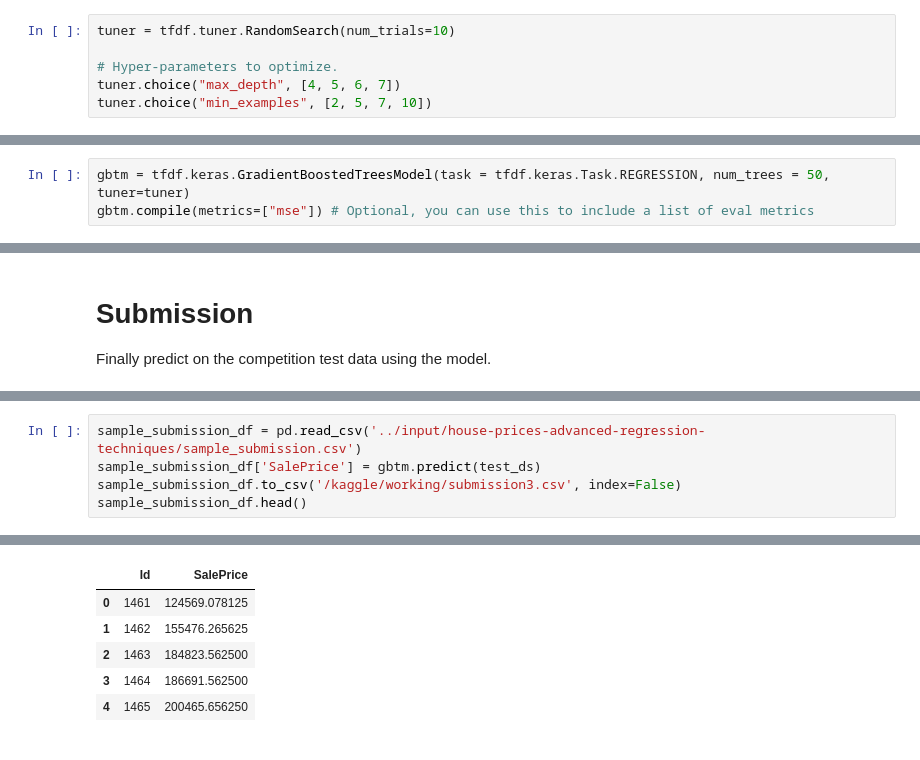
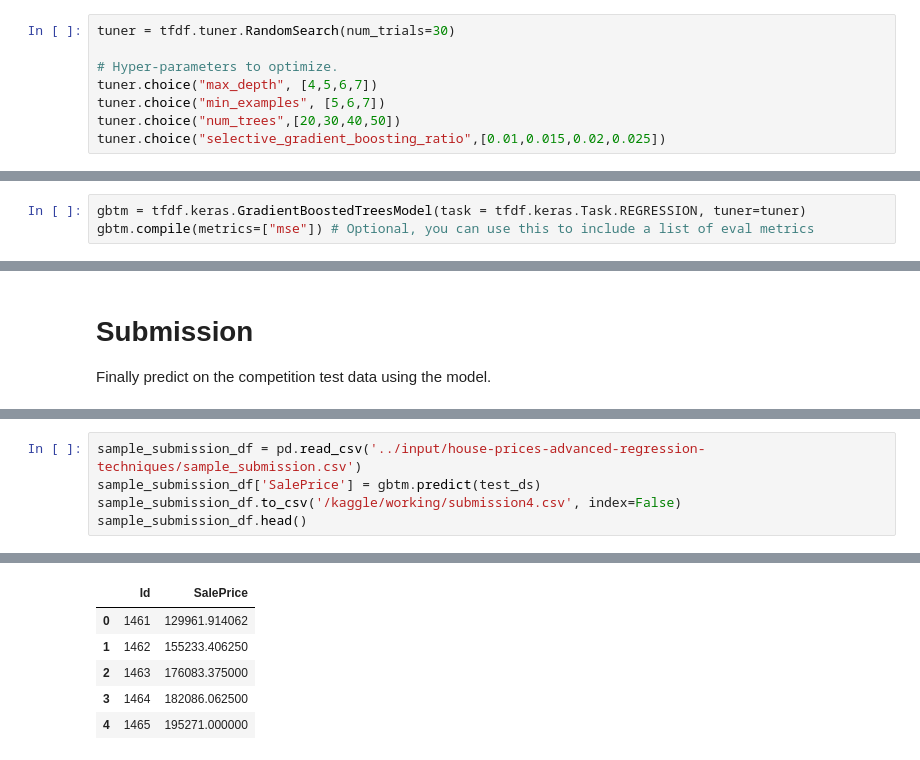
Before and after one commit to jjjj17/kaggle-houseprices, a Jupyter notebook: house-prices-prediction-using-tfdf.ipynb, the cells around one changed output, grey strips where cells are left out. Saved outputs shown, nothing was run; the diff lists cells and outputs as text.

```diff
--- a/house-prices-prediction-using-tfdf.ipynb
+++ b/house-prices-prediction-using-tfdf.ipynb
@@ -148,11 +148,13 @@ Read more [here](https://www.tensorflow.org/decision_forests/api_docs/python/tfd
 # %% [markdown]
 Hyperparameter Tuning
 # %%
-tuner = tfdf.tuner.RandomSearch(num_trials=10)
+tuner = tfdf.tuner.RandomSearch(num_trials=30)
 
 # Hyper-parameters to optimize.
-tuner.choice("max_depth", [4, 5, 6, 7])
-tuner.choice("min_examples", [2, 5, 7, 10])
+tuner.choice("max_depth", [4,5,6,7])
+tuner.choice("min_examples", [5,6,7])
+tuner.choice("num_trees",[20,30,40,50])
+tuner.choice("selective_gradient_boosting_ratio",[0.01,0.015,0.02,0.025])
 # %% [output]
 <tensorflow_decision_forests.component.tuner.tuner.SearchSpace at 0x...>
 # %% [markdown]
@@ -160,6 +162,6 @@ tuner.choice("min_examples", [2, 5, 7, 10])
 
 Today, we will use the defaults to create the Random Forest Model while specifiyng the task type as `tfdf.keras.Task.REGRESSION`.
 # %%
-gbtm = tfdf.keras.GradientBoostedTreesModel(task = tfdf.keras.Task.REGRESSION, num_trees = 50, tuner=tuner)
+gbtm = tfdf.keras.GradientBoostedTreesModel(task = tfdf.keras.Task.REGRESSION, tuner=tuner)
 gbtm.compile(metrics=["mse"]) # Optional, you can use this to include a list of eval metrics
 # %% [output]
@@ -302,6 +313,6 @@ output.head()
 # %%
 sample_submission_df = pd.read_csv('../input/house-prices-advanced-regression-techniques/sample_submission.csv')
 sample_submission_df['SalePrice'] = gbtm.predict(test_ds)
-sample_submission_df.to_csv('/kaggle/working/submission3.csv', index=False)
+sample_submission_df.to_csv('/kaggle/working/submission4.csv', index=False)
 sample_submission_df.head()
 # %% [output]
@@ -309,6 +320,6 @@ sample_submission_df.head()
 |  | Id | SalePrice |
-| 0 | 1461 | 124569.078125 |
-| 1 | 1462 | 155476.265625 |
-| 2 | 1463 | 184823.562500 |
-| 3 | 1464 | 186691.562500 |
-| 4 | 1465 | 200465.656250 |
+| 0 | 1461 | 129961.914062 |
+| 1 | 1462 | 155233.406250 |
+| 2 | 1463 | 176083.375000 |
+| 3 | 1464 | 182086.062500 |
+| 4 | 1465 | 195271.000000 |
```
Also changed, not shown: parts of 12 cells of this notebook.
